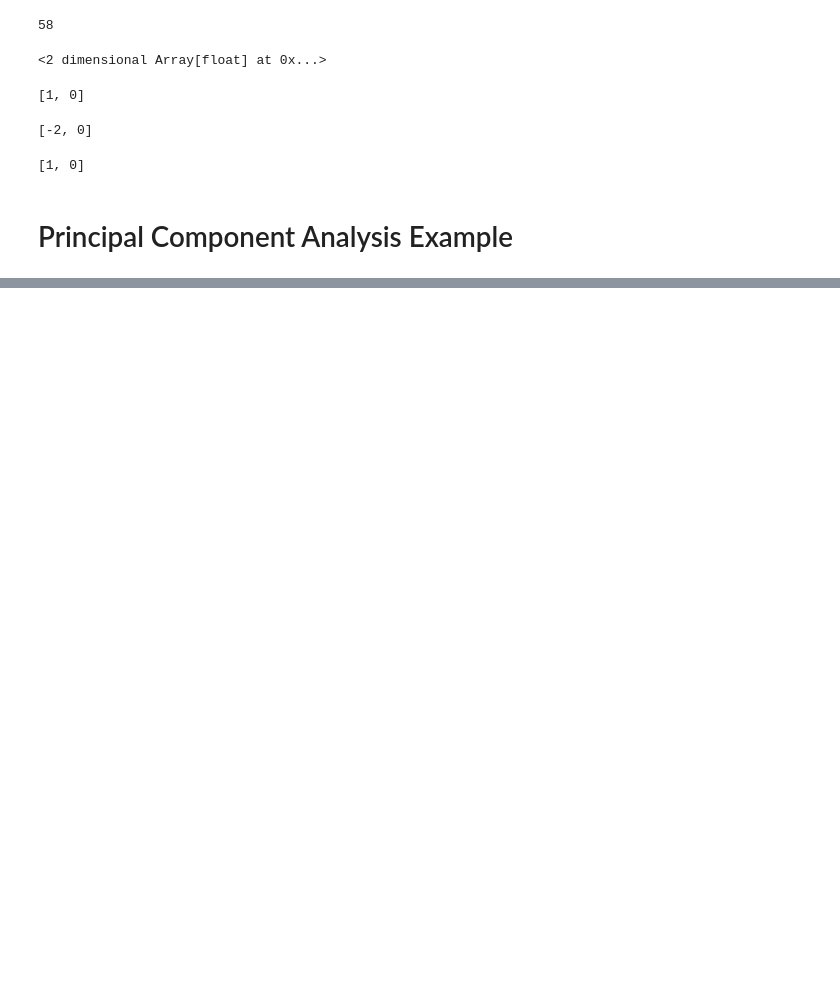
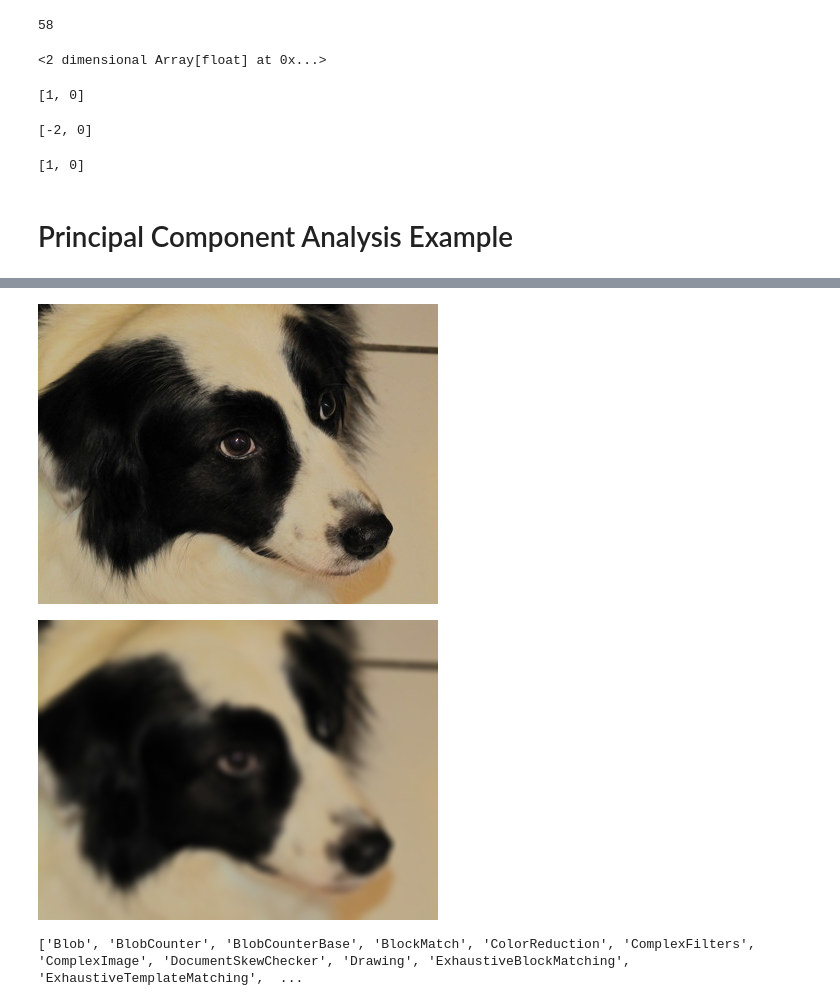
Before and after one commit to jarulsamy/calicolrc, a Jupyter notebook: notebooks/Python/Accord.ipynb, the cells around one changed output, grey strips where cells are left out. Drawn from its saved outputs; the diff is of its cells as text; code cells hidden in the pictures; blank space fills up the shorter version.

```diff
--- a/notebooks/Python/Accord.ipynb
+++ b/notebooks/Python/Accord.ipynb
@@ -118,0 +148,15 @@ get()
+# %%
+from AForge.Imaging.Filters import *
+
+filter = GaussianBlur( 4, 11 )
+output = filter.Apply( image )
+calico.display(Picture(image))
+calico.display(Picture(output))
+# %% [output]
+[figure, added]
+[figure, added]
+# %%
+import AForge.Imaging
+dir(AForge.Imaging)
+# %% [output]
+['Blob', 'BlobCounter', 'BlobCounterBase', 'BlockMatch', 'ColorReduction', 'ComplexFilters', 'ComplexImage', 'DocumentSkewChecker', 'Drawing', 'ExhaustiveBlockMatching', 'ExhaustiveTemplateMatching',  ...
```
Also changed, not shown: parts of 7 cells of this notebook.
